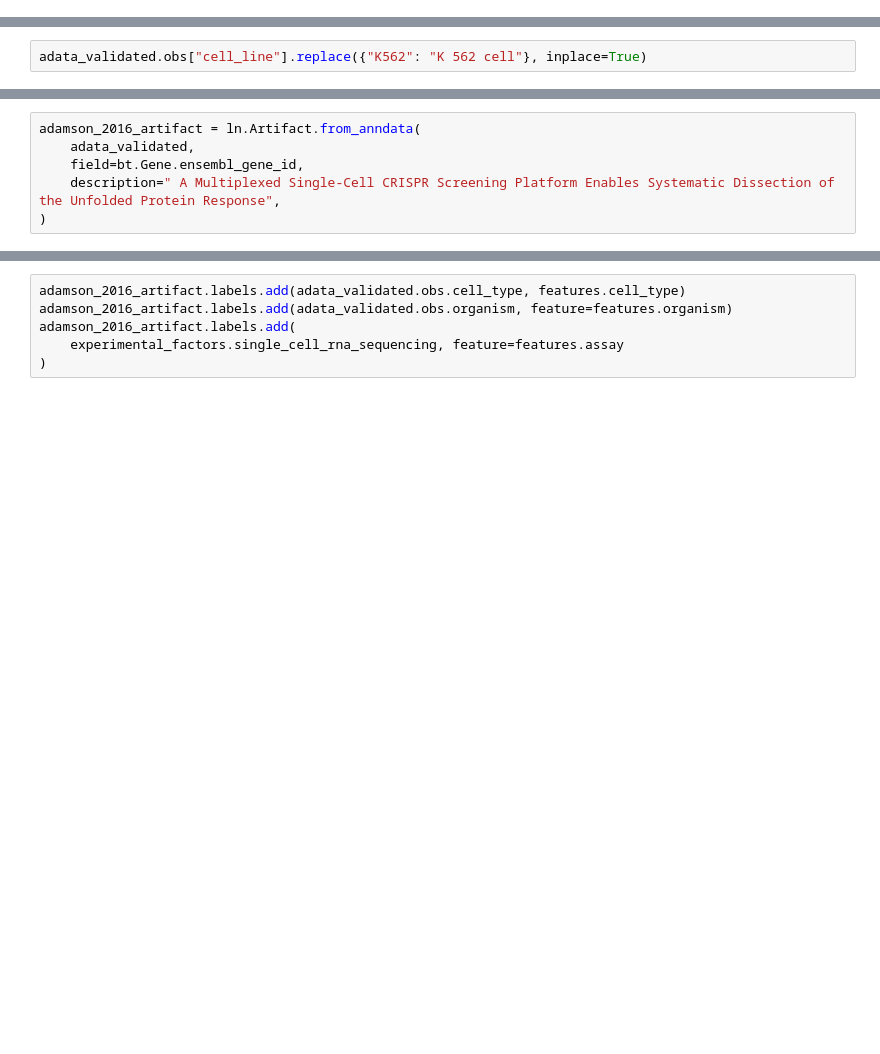
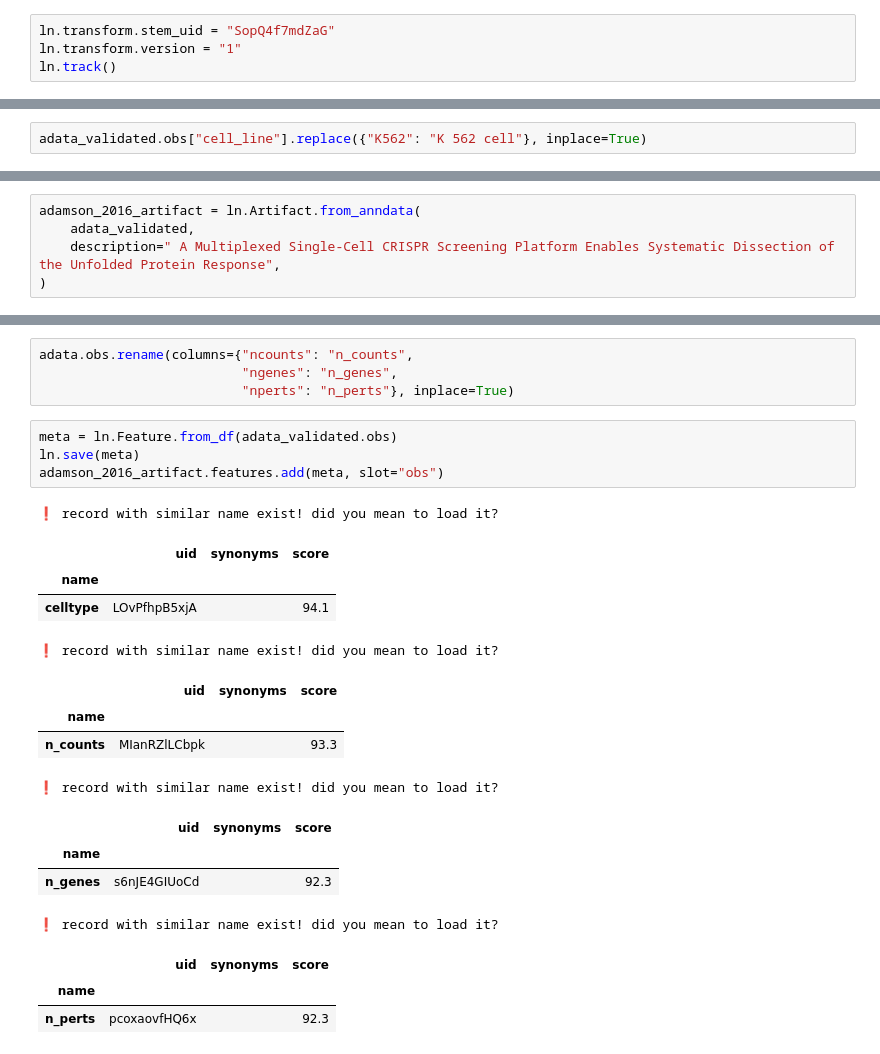
Before and after one commit to theislab/pertpy-reproducibility, a Jupyter notebook: lamin_datasets/adamson_2016_pure_lamin.ipynb, the cells around one changed output, grey strips where cells are left out. Cells and saved outputs as stored; diff of their text form; blank space fills up the shorter version.

Commit message:
Add adamson 2016 pure script
Signed-off-by: zethson <lukas.heumos@posteo.net>

```diff
--- a/lamin_datasets/adamson_2016_pure_lamin.ipynb
+++ b/lamin_datasets/adamson_2016_pure_lamin.ipynb
@@ -33,0 +28,4 @@ ln.track()
+# %%
+ln.transform.stem_uid = "SopQ4f7mdZaG"
+ln.transform.version = "1"
+ln.track()
@@ -269,7 +287,6 @@ array([ True,  True,  True, ...,  True,  True,  True])
 # %%
 adamson_2016_artifact = ln.Artifact.from_anndata(
     adata_validated,
-    field=bt.Gene.ensembl_gene_id,
     description=" A Multiplexed Single-Cell CRISPR Screening Platform Enables Systematic Dissection of the Unfolded Protein Response",
 )
 # %% [output]
@@ -302,9 +310,28 @@ Features:
     'TSPAN6', 'TNMD', 'DPM1', 'SCYL3', 'C1orf112', 'FGR', 'CFH', 'FUCA2', 'GCLC', 'NFYA', 'STPG1', 'NIPAL3', 'LAS1L', 'ENPP4', 'SEMA3F', 'CFTR', 'ANKIB1', 'CYP51A1', 'KRIT1', 'RAD52', ...
   obs: FeatureSet(uid='ML1uYkFYTE7fU8T78kvf', n=1, registry='core.Feature', hash='1DxW71LIDcnKmacy9fbj', updated_at=2024-02-23 15:11:54 UTC, created_by_id=1)
     perturbation (category)
-# %%
-adamson_2016_artifact.labels.add(adata_validated.obs.cell_type, features.cell_type)
-adamson_2016_artifact.labels.add(adata_validated.obs.organism, feature=features.organism)
-adamson_2016_artifact.labels.add(
-    experimental_factors.single_cell_rna_sequencing, feature=features.assay
-)
+# %%
+adata.obs.rename(columns={"ncounts": "n_counts",
+                          "ngenes": "n_genes",
+                          "nperts": "n_perts"}, inplace=True)
+# %%
+meta = ln.Feature.from_df(adata_validated.obs)
+ln.save(meta)
+adamson_2016_artifact.features.add(meta, slot="obs")
+# %% [output]
+❗ record with similar name exist! did you mean to load it?
+|  | uid | synonyms | score |
+| name |  |  |  |
+| celltype | LOvPfhpB5xjA |  | 94.1 |
+❗ record with similar name exist! did you mean to load it?
+|  | uid | synonyms | score |
+| name |  |  |  |
+| n_counts | MIanRZlLCbpk |  | 93.3 |
+❗ record with similar name exist! did you mean to load it?
+|  | uid | synonyms | score |
+| name |  |  |  |
+| n_genes | s6nJE4GIUoCd |  | 92.3 |
+❗ record with similar name exist! did you mean to load it?
+|  | uid | synonyms | score |
+| name |  |  |  |
+| n_perts | pcoxaovfHQ6x |  | 92.3 |
```
Also changed, not shown: parts of 28 cells of this notebook.
